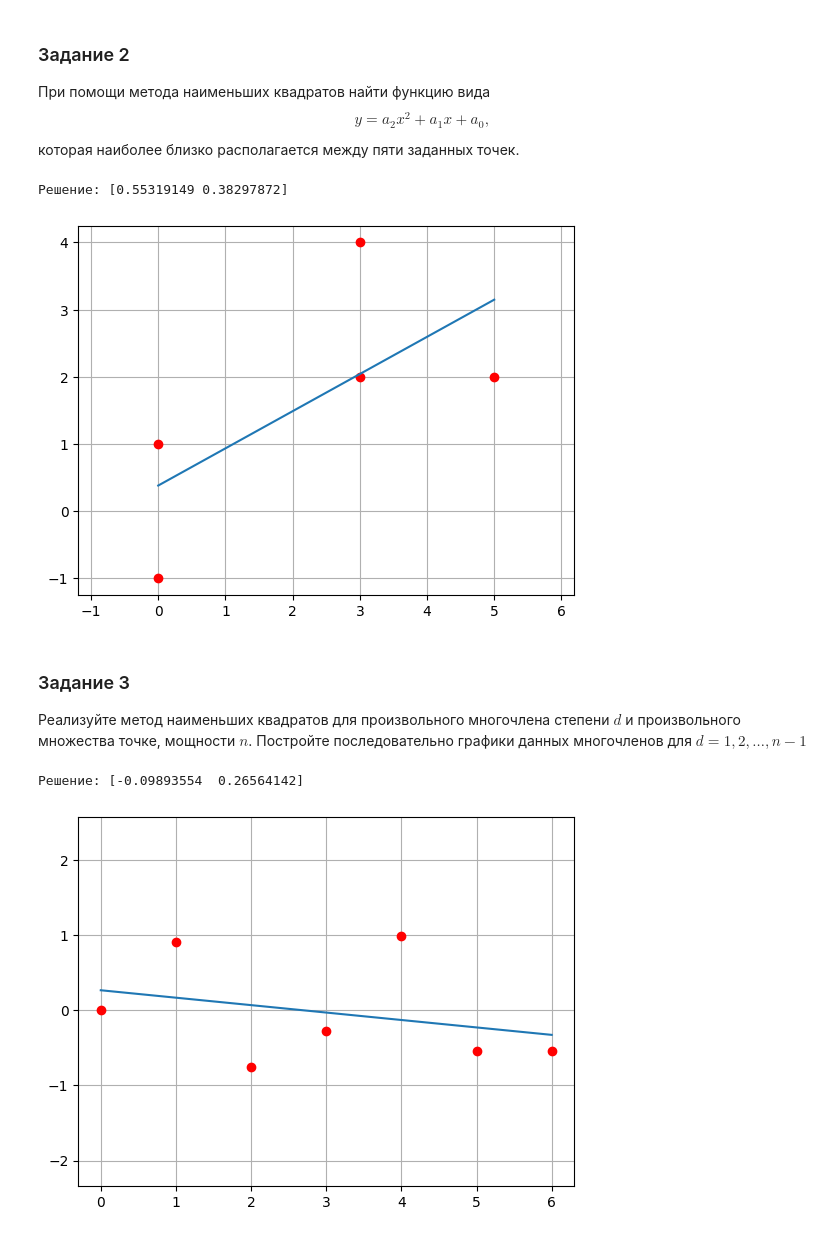
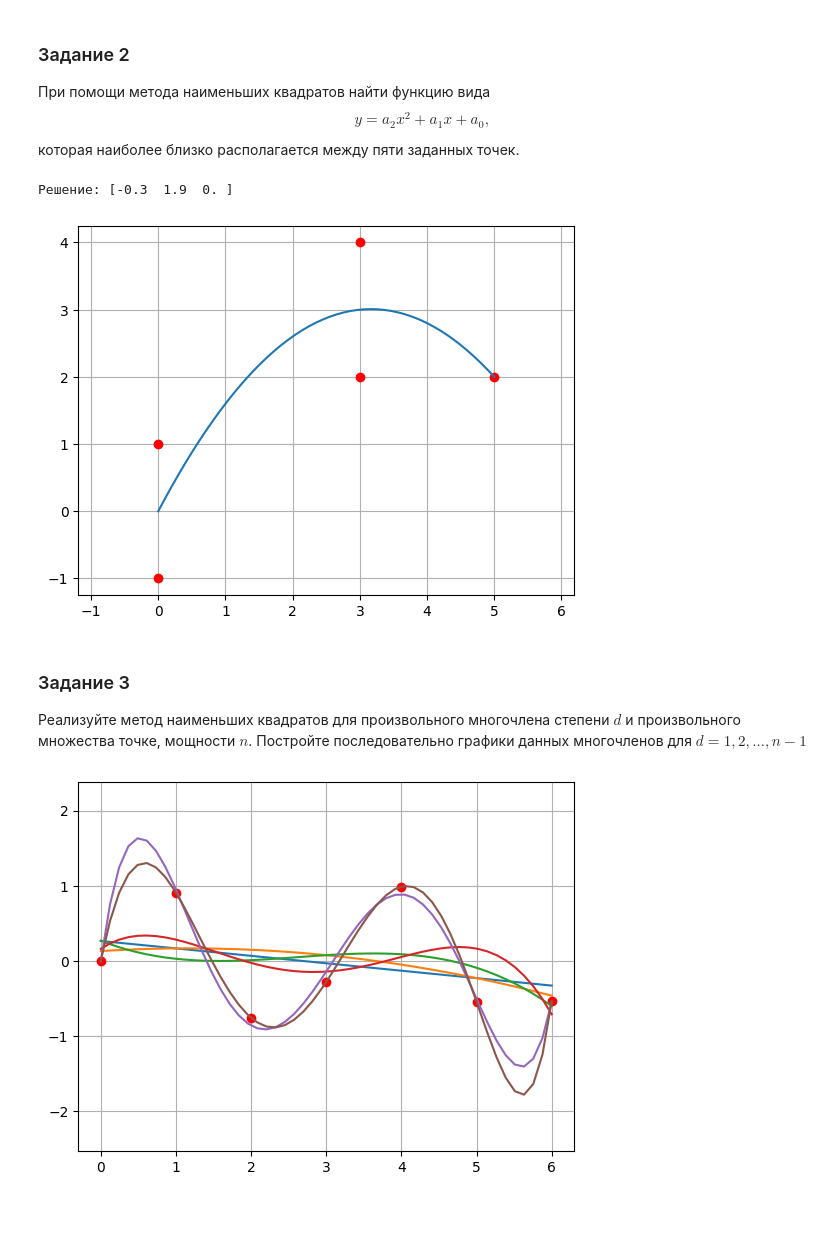
Before and after one commit to Ilya-konstantinov/FD_MAT, a Jupyter notebook: 4_least_squares_method.ipynb, the cells around one changed output. Saved outputs shown, nothing was run; the diff lists cells and outputs as text; code cells hidden in the pictures.

```diff
--- a/4_least_squares_method.ipynb
+++ b/4_least_squares_method.ipynb
@@ -236,7 +236,17 @@ $$
 x = np.array([0, 0, 3, 3, 5])
 y = np.array([-1, 1, 4, 2, 2])
 
-A = np.vstack([x, np.ones(len(x))]).T
+n = len(x)
+d = 2
+
+def fill_polin(d, n) -> np.array:
+  A = np.ones((n, d + 1))
+  for i in range(n):
+    for obrj, j in enumerate(range(d, -1, -1)):
+      A[i][obrj] = x[i]**j
+  return A
+
+A = fill_polin(d, n)
 P = A.T.dot(A)
 q = A.T.dot(y)
 R = np.linalg.solve(P,q)
@@ -255,8 +265,8 @@ plt.axis([-1,5,-5,5])
 plt.axis('equal')
 plt.grid(True)
 # %% [output]
-Решение: [0.55319149 0.38297872]
+Решение: [-0.3  1.9  0. ]
-[figure, old version]
+[figure, new version]
 # %% [markdown]
 ### Задание 3 ###
 Реализуйте метод наименьших квадратов для произвольного многочлена степени $d$ и произвольного множества точке, мощности $n$.
@@ -264,27 +274,40 @@ plt.grid(True)
 # %%
 n = 7
 x = np.arange(n)
-y = np.sin(2*X)
+y = np.sin(2*x)
+plt.plot(x,y,'ro')
 
 
-A = np.vstack([x, np.ones(len(x))]).T
-P = A.T.dot(A)
-q = A.T.dot(y)
-R = np.linalg.solve(P,q)
+def reshenie(X, Y, d):
 
-print('Решение:', R)
 
-plt.plot(x,y,'ro')
+  def fill_polin(d, n) -> np.array:
+    A = np.ones((n, d + 1))
+    for i in range(n):
+      for obrj, j in enumerate(range(d, -1, -1)):
+        A[i][obrj] = X[i]**j
+    return A
 
-linsp = np.linspace(x.min(), x.max())
+  A = fill_polin(d, n)
+  P = A.T.dot(A)
+  q = A.T.dot(Y)
+  R = np.linalg.solve(P,q)
 
-f = np.poly1d(R) # Создаем поллином при помощи встроенной функции np.poly1d
-fun = [f(x) for x in linsp] # Создаем точки для построения графика
+  linsp = np.linspace(X.min(), X.max())
 
-plt.plot(linsp,fun)
+  f = np.poly1d(R) # Создаем поллином при помощи встроенной функции np.poly1d
+  fun = [f(x) for x in linsp] # Создаем точки для построения графика
+
+  return linsp, fun
+
+
+for i in range(1, n):
+  linsp, fun = reshenie(x, y, i)
+  plt.plot(linsp,fun)
+
+
 plt.axis([-1,5,-5,5])
 plt.axis('equal')
 plt.grid(True)
 # %% [output]
-Решение: [-0.09893554  0.26564142]
-[figure, old version]
+[figure, new version]
```
